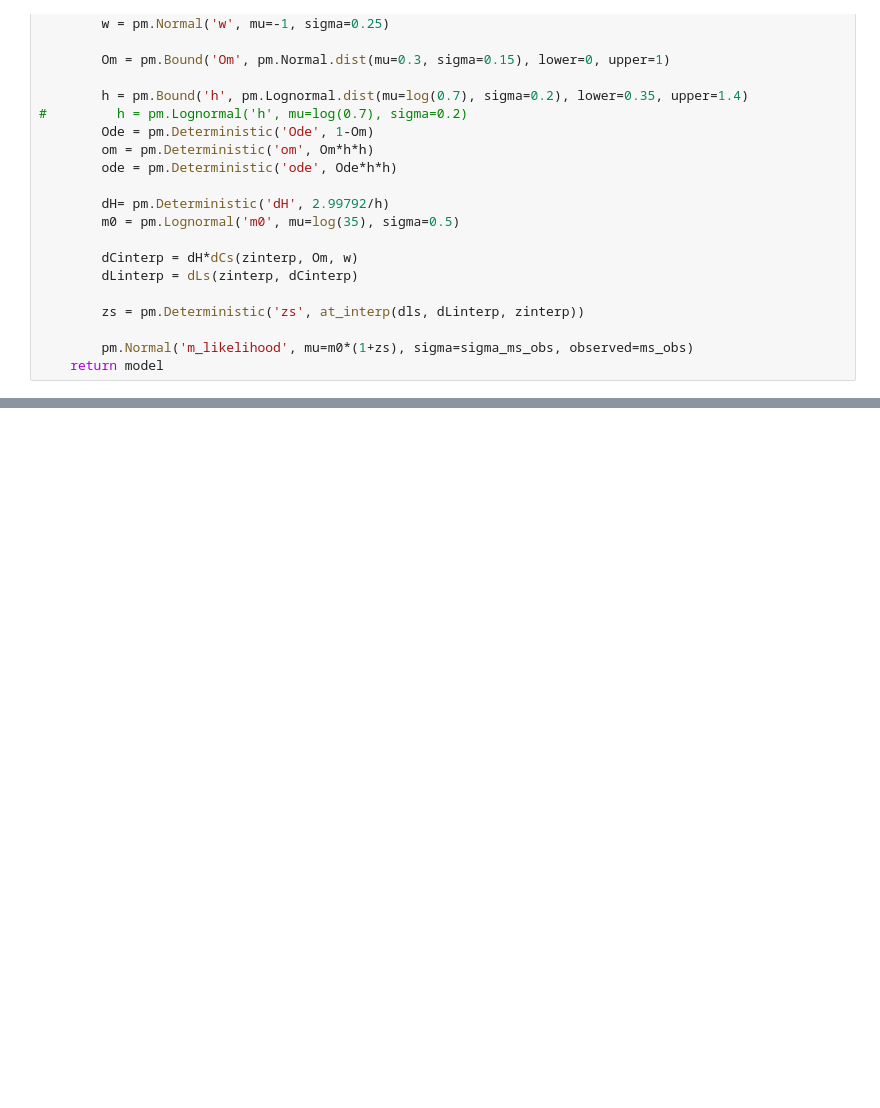
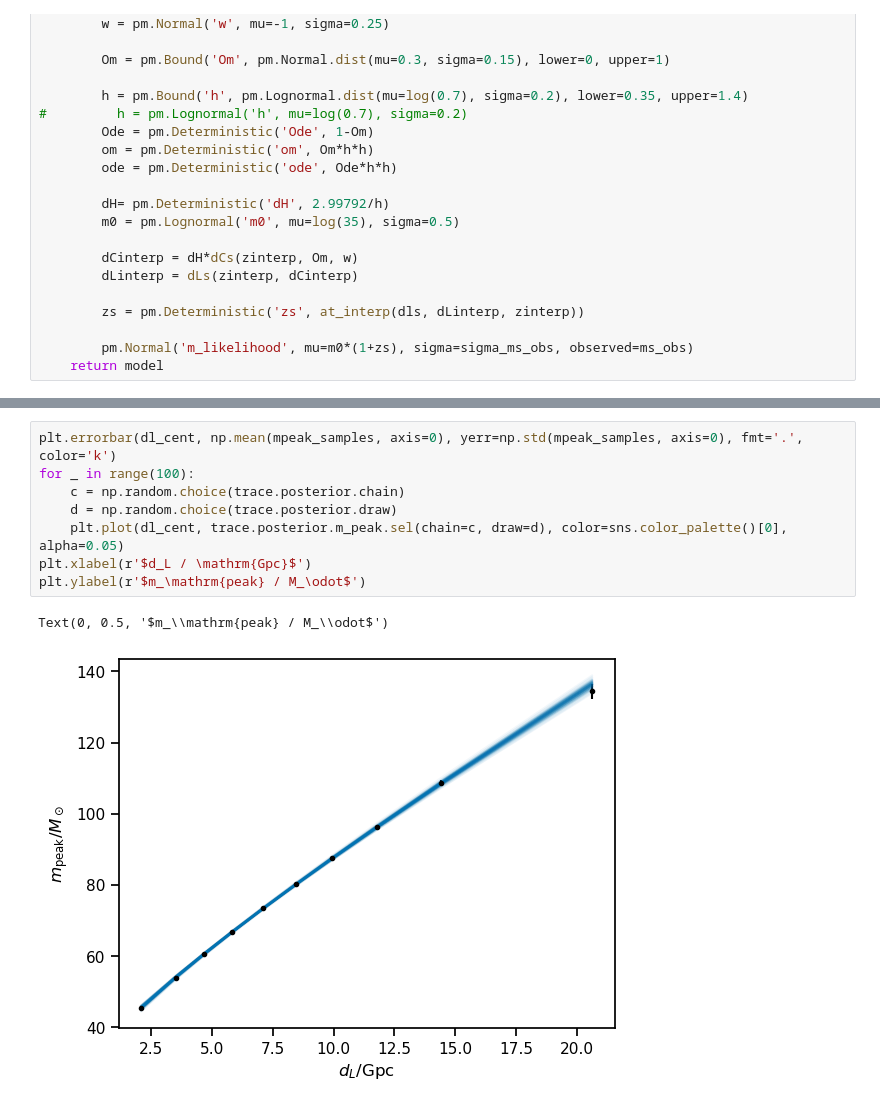
Before and after one commit to farr/FastMFCosmology, a Jupyter notebook: fit-mock-to-cosmo.ipynb, the cells around one changed output, grey strips where cells are left out. Saved outputs shown, nothing was run; the diff lists cells and outputs as text; blank space fills up the shorter version.

```diff
--- a/fit-mock-to-cosmo.ipynb
+++ b/fit-mock-to-cosmo.ipynb
@@ -281,0 +253,11 @@ scatter(masked_m1, masked_dl)
+# %%
+plt.errorbar(dl_cent, np.mean(mpeak_samples, axis=0), yerr=np.std(mpeak_samples, axis=0), fmt='.', color='k')
+for _ in range(100):
+    c = np.random.choice(trace.posterior.chain)
+    d = np.random.choice(trace.posterior.draw)
+    plt.plot(dl_cent, trace.posterior.m_peak.sel(chain=c, draw=d), color=sns.color_palette()[0], alpha=0.05)
+plt.xlabel(r'$d_L / \mathrm{Gpc}$')
+plt.ylabel(r'$m_\mathrm{peak} / M_\odot$')
+# %% [output]
+Text(0, 0.5, '$m_\\mathrm{peak} / M_\\odot$')
+[figure, added]
```
Also changed, not shown: parts of 14 cells of this notebook, 1 other file.
